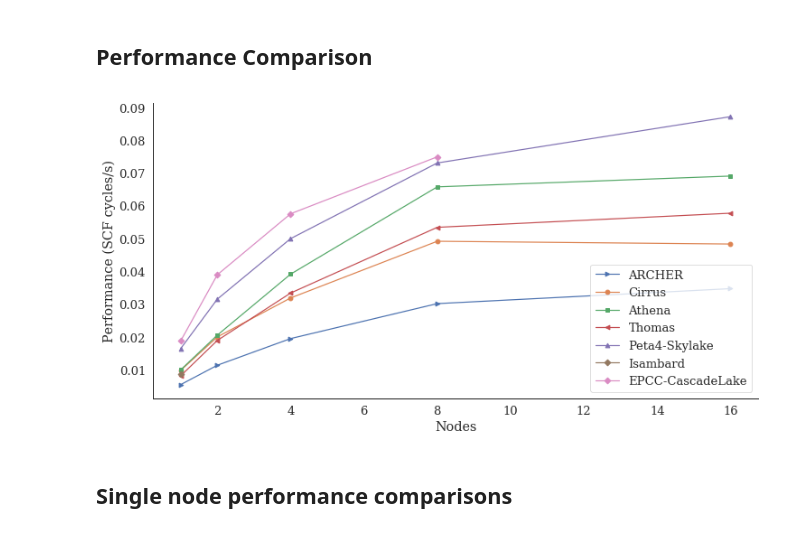
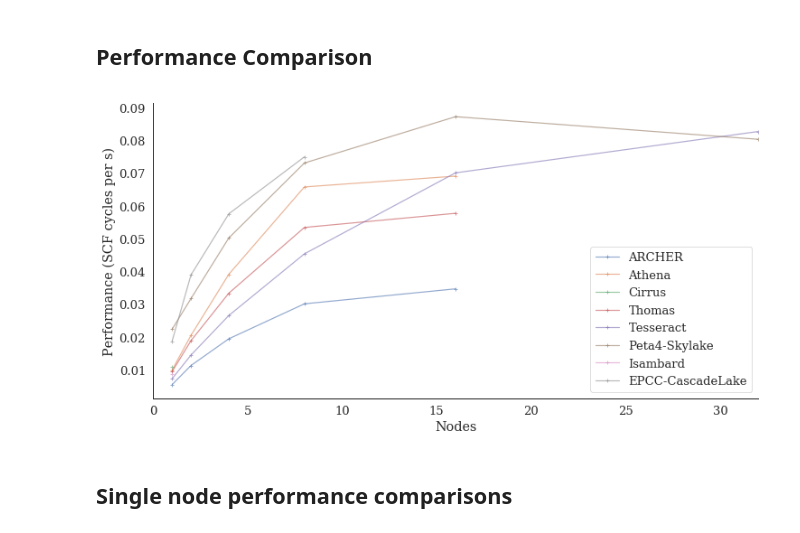
Before and after one commit to hpc-uk/archer-benchmarks, a Jupyter notebook: apps/CASTEP/analysis/CASTEP_al3x3_perf_analysis.ipynb, the cells around one changed output. Cells and saved outputs as stored; diff of their text form; code cells hidden in the pictures.

Commit message:
Updated CASTEP Al Slab and OSBLI 512 with Cascade Lake results

```diff
--- a/apps/CASTEP/analysis/CASTEP_al3x3_perf_analysis.ipynb
+++ b/apps/CASTEP/analysis/CASTEP_al3x3_perf_analysis.ipynb
@@ -85,2 +28,4 @@ epcccl_files = {1:'../al3x3/results/EPCC-CascadeLake/al3x3_1nodes_201907031346.c
+# %%
+sysdetails = sysinfo.getdetails('../../../systems.yaml')
 # %% [markdown]
 ## Process data
@@ -151,0 +32,20 @@ epcccl_nodes, epcccl_scf, epcccl_perf = castep.calcperf(epcccl_files, epcccl_cpn
+# %%
+systems = ['ARCHER','Athena','Cirrus','Thomas','Tesseract','CSD3-Skylake','Isambard','EPCC-CascadeLake']
+perf = {}
+notes = {}
+names = {}
+nodes = {}
+perf_max = {}
+cpn = {}
+
+for system in systems:
+    wdir = '../al3x3/results/' + system
+    filelist = filemanip.get_filelist(wdir, 'al3x3_')
+    sysdict = sysdetails[system]
+    names[system] = sysdict['Name']
+    cpn[system] = sysdict['PCores']*sysdict['PPerNode']
+    print('\n============================================================')
+    print(sysdict['Name'])
+    castep_df = pd.DataFrame(castep.create_df_list(filelist, sysdict['PCores']*sysdict['PPerNode']))
+    nodes[system], perf_max[system] = castep.get_perf_stats(castep_df, 'max', writestats=True)
+    print('\n============================================================')
@@ -152,19 +70,14 @@ epcccl_nodes, epcccl_scf, epcccl_perf = castep.calcperf(epcccl_files, epcccl_cpn
 # %% [markdown]
 ## Performance Comparison
-# %%
-plt.plot(archernodes, archerperf, '>-', color=cols[0], label='ARCHER')
-plt.plot(cirrusnodes, cirrusperf, 'o-', color=cols[1], label='Cirrus')
-plt.plot(athenanodes, athenaperf, 's-', color=cols[2], label='Athena')
-plt.plot(thomasnodes, thomasperf, '<-', color=cols[3], label='Thomas')
-plt.plot(csd3snodes, csd3sperf, '^-', color=cols[4], label='Peta4-Skylake')
-plt.plot(gw4nodes, gw4perf, 'D-', color=cols[5], label='Isambard')
-plt.plot(epcccl_nodes, epcccl_perf, 'D-', color=cols[6], label='EPCC-CascadeLake')
-plt.xlabel('Nodes')
-plt.ylabel('Performance (SCF cycles/s)')
-plt.legend(loc='best')
-sns.despine()
-plt.savefig('castep_al3x3perf.png', dpi=300)
-# %% [output]
-[figure, removed]
+# %%
+for system in systems:
+    plt.plot(nodes[system], perf_max[system], '-+', label=names[system], alpha=0.6)
+plt.xlim((0,32))
+plt.xlabel('Nodes')
+plt.ylabel('Performance (SCF cycles per s)')
+plt.legend(loc='best')
+sns.despine()
+# %% [output]
+[figure, added]
 # %% [markdown]
 ## Single node performance comparisons
```
Also changed, not shown: parts of 27 cells of this notebook, 1 other file.
